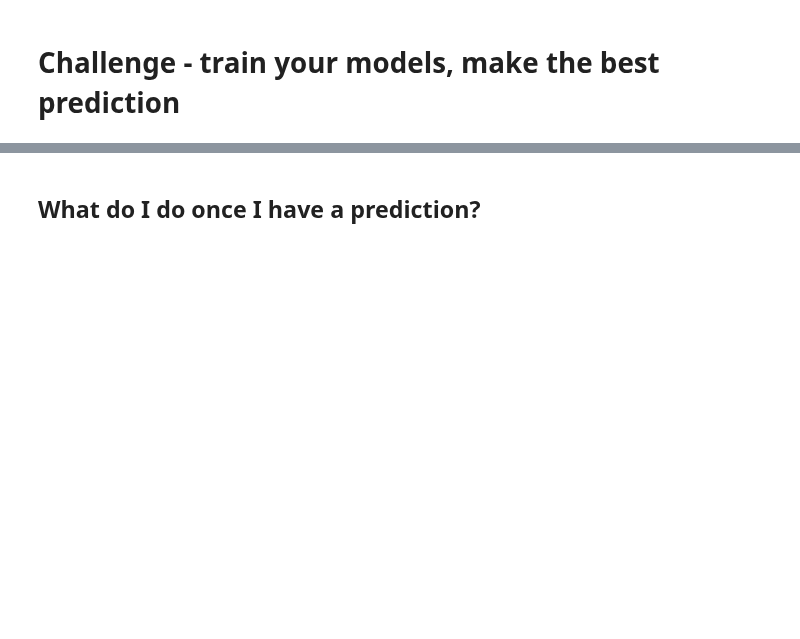
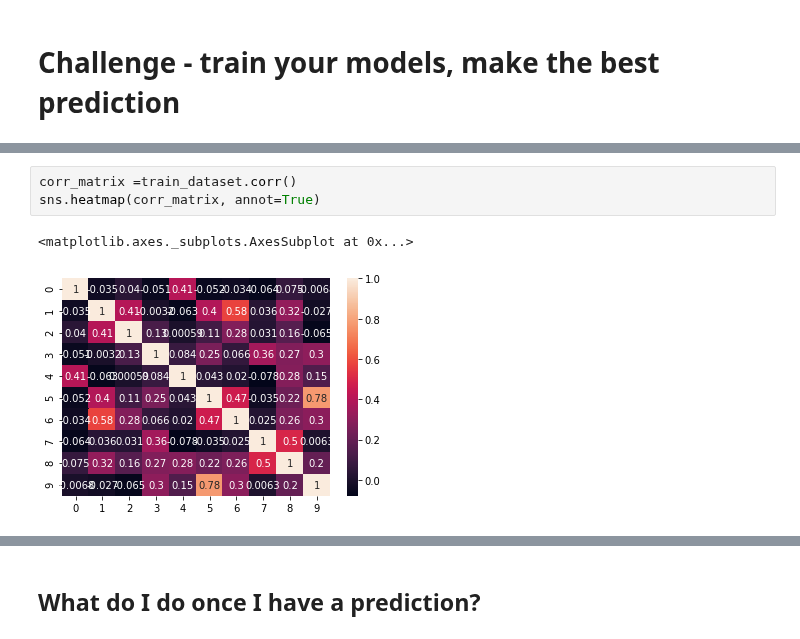
Before and after one commit to Clapiniella/lab-avila-bible, a Jupyter notebook: your-code/main.ipynb, the cells around one changed output, grey strips where cells are left out. Cells and saved outputs as stored; diff of their text form; blank space fills up the shorter version.

```diff
--- a/your-code/main.ipynb
+++ b/your-code/main.ipynb
@@ -86,0 +136,6 @@ sample_submission.head()
+# %%
+corr_matrix =train_dataset.corr()
+sns.heatmap(corr_matrix, annot=True)
+# %% [output]
+<matplotlib.axes._subplots.AxesSubplot at 0x...>
+[figure, added]
```
Also changed, not shown: parts of 20 cells of this notebook.
